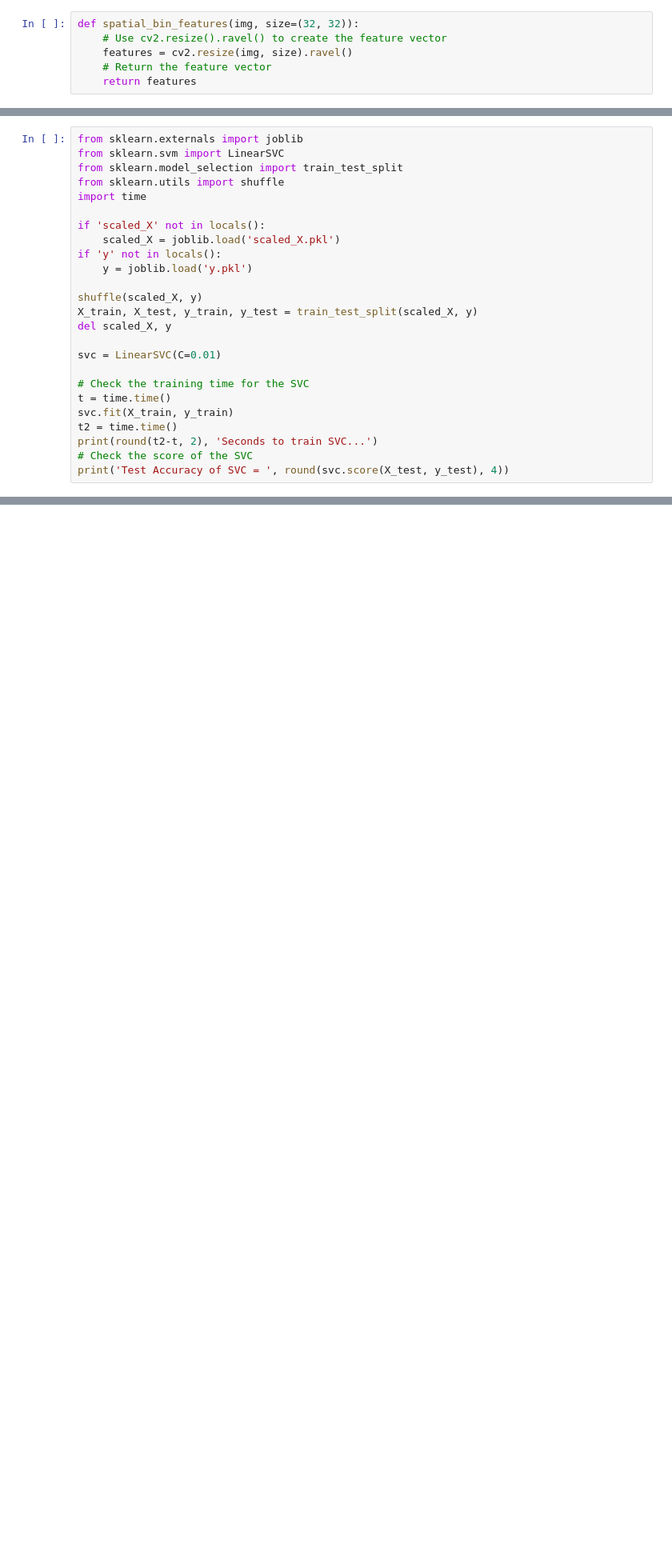
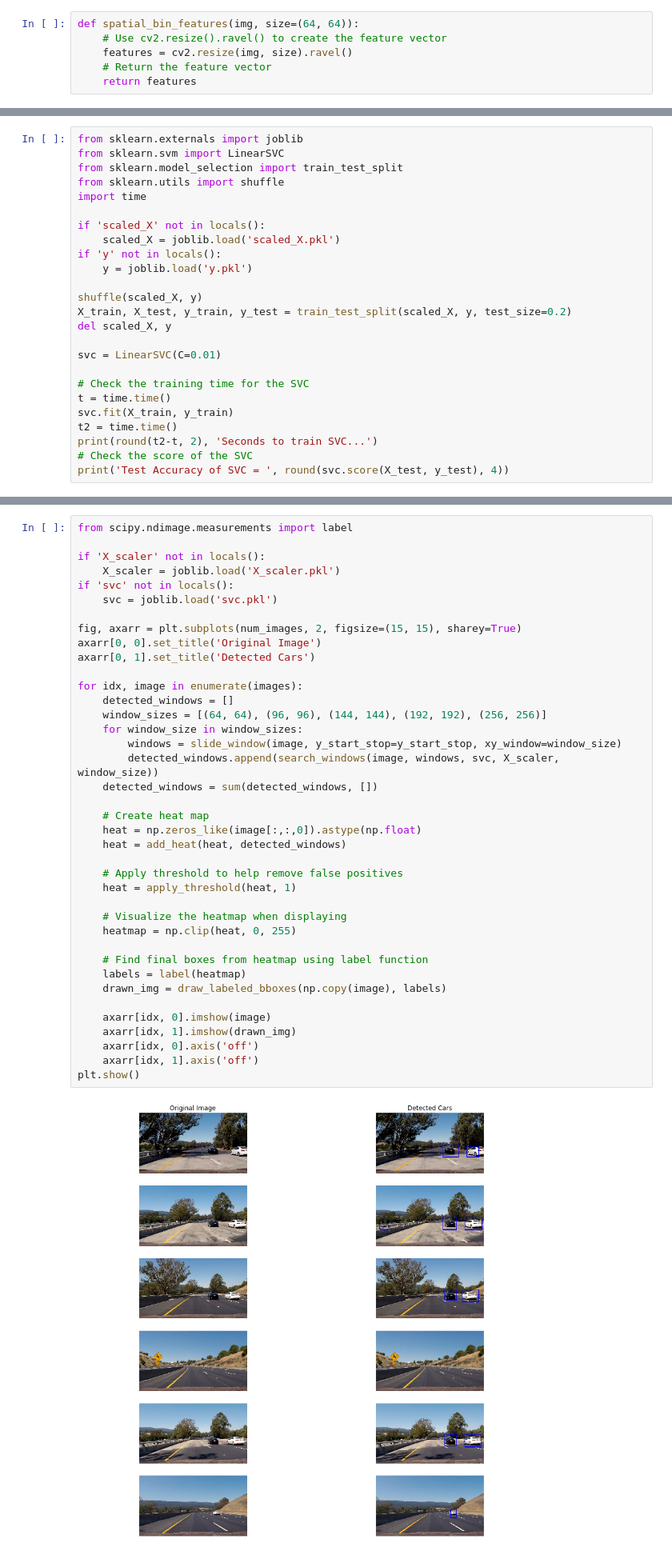
Before and after one commit to AryanJ-NYC/vehicle-detection, a Jupyter notebook: vehicle-detection.ipynb, the cells around one changed output, grey strips where cells are left out. Shown at 80% size. Drawn from its saved outputs; the diff is of its cells as text; blank space fills up the shorter version.

```diff
--- a/vehicle-detection.ipynb
+++ b/vehicle-detection.ipynb
@@ -112,5 +91,5 @@ plt.show()
 # %%
-def spatial_bin_features(img, size=(32, 32)):
+def spatial_bin_features(img, size=(64, 64)):
     # Use cv2.resize().ravel() to create the feature vector
     features = cv2.resize(img, size).ravel()
     # Return the feature vector
@@ -175,7 +157,7 @@ if 'y' not in locals():
     y = joblib.load('y.pkl')
 
 shuffle(scaled_X, y)
-X_train, X_test, y_train, y_test = train_test_split(scaled_X, y)
+X_train, X_test, y_train, y_test = train_test_split(scaled_X, y, test_size=0.2)
 del scaled_X, y
 
 svc = LinearSVC(C=0.01)
@@ -328,0 +321,41 @@ plt.show()
+# %%
+from scipy.ndimage.measurements import label
+
+if 'X_scaler' not in locals():
+    X_scaler = joblib.load('X_scaler.pkl')
+if 'svc' not in locals():
+    svc = joblib.load('svc.pkl')
+
+fig, axarr = plt.subplots(num_images, 2, figsize=(15, 15), sharey=True)
+axarr[0, 0].set_title('Original Image')
+axarr[0, 1].set_title('Detected Cars')
+
+for idx, image in enumerate(images):
+    detected_windows = []
+    window_sizes = [(64, 64), (96, 96), (144, 144), (192, 192), (256, 256)]
+    for window_size in window_sizes:
+        windows = slide_window(image, y_start_stop=y_start_stop, xy_window=window_size)
+        detected_windows.append(search_windows(image, windows, svc, X_scaler, window_size))
+    detected_windows = sum(detected_windows, [])
+
+    # Create heat map
+    heat = np.zeros_like(image[:,:,0]).astype(np.float)
+    heat = add_heat(heat, detected_windows)
+
+    # Apply threshold to help remove false positives
+    heat = apply_threshold(heat, 1)
+
+    # Visualize the heatmap when displaying
+    heatmap = np.clip(heat, 0, 255)
+
+    # Find final boxes from heatmap using label function
+    labels = label(heatmap)
+    drawn_img = draw_labeled_bboxes(np.copy(image), labels)
+
+    axarr[idx, 0].imshow(image)
+    axarr[idx, 1].imshow(drawn_img)
+    axarr[idx, 0].axis('off')
+    axarr[idx, 1].axis('off')
+plt.show()
+# %% [output]
+[figure, added]
```
Also changed, not shown: parts of 14 cells of this notebook.
